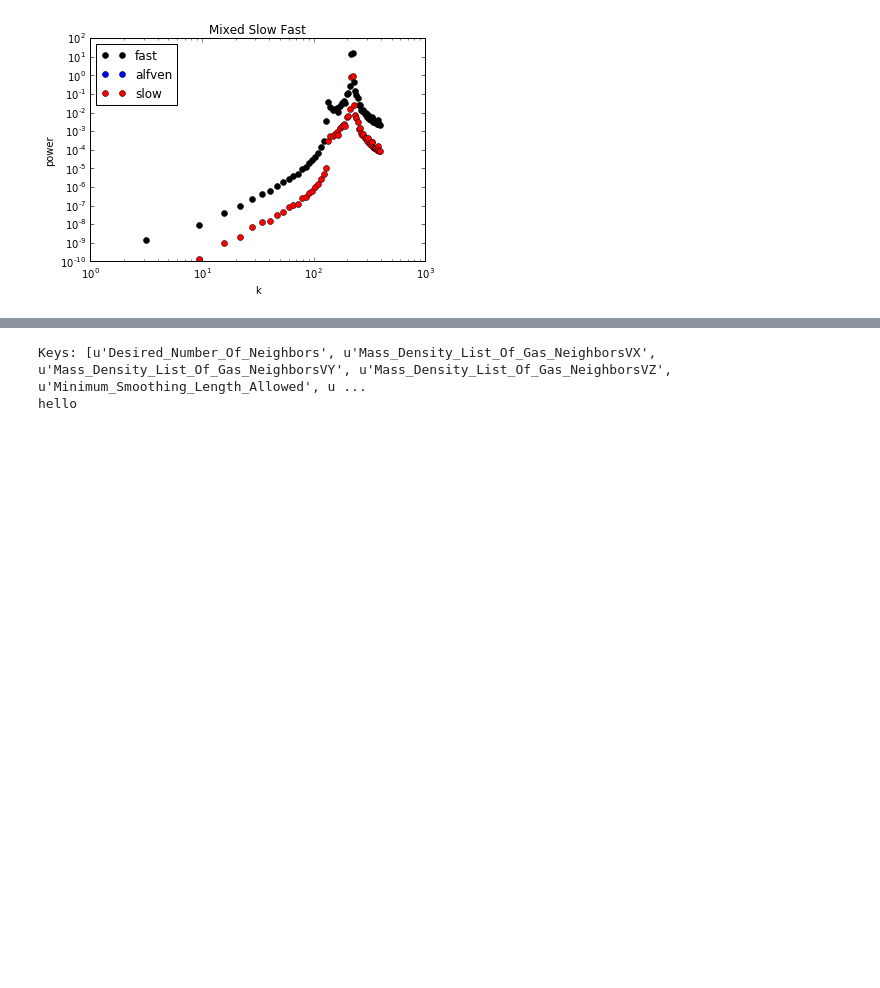
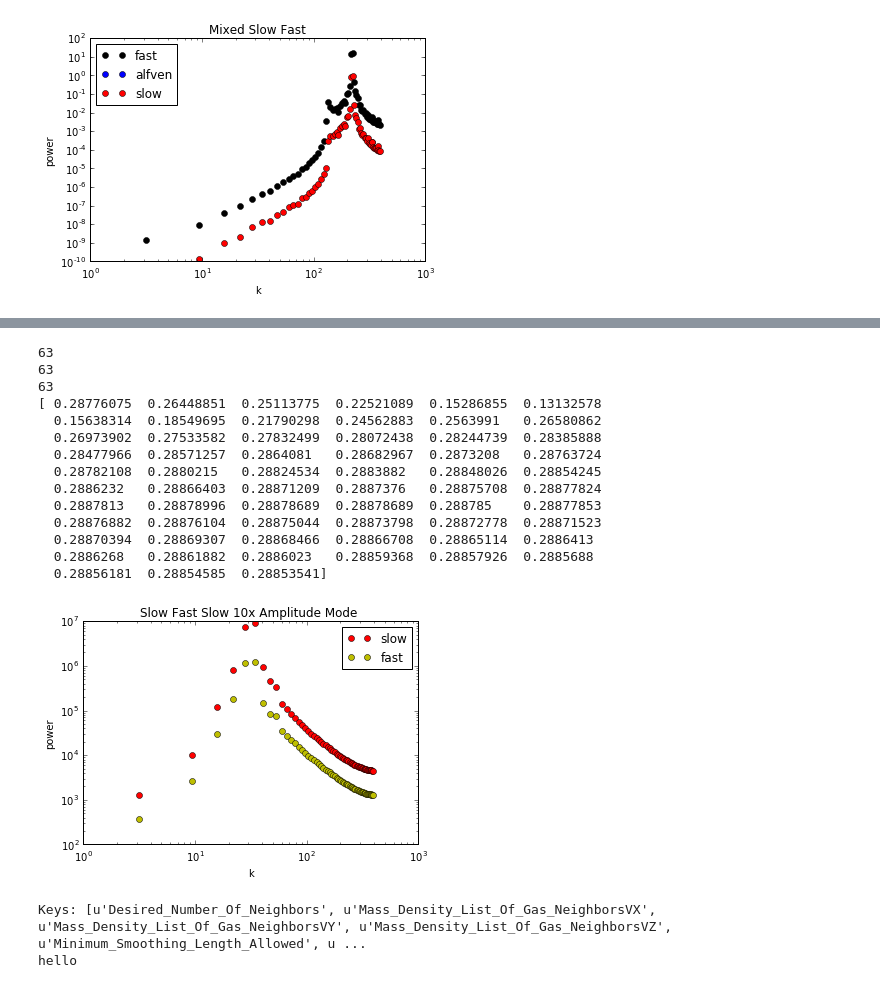
Before and after one commit to DSeligman/MHD_mode_decomposition, a Jupyter notebook: MODE_decomposition_tests.ipynb, the cells around one changed output, grey strips where cells are left out. Cells and saved outputs as stored; diff of their text form; code cells hidden in the pictures; blank space fills up the shorter version.

```diff
--- a/MODE_decomposition_tests.ipynb
+++ b/MODE_decomposition_tests.ipynb
@@ -312,3 +376,44 @@ plt.title('Mixed Slow Fast')
+# %%
+#same thing as above but changing amplitude in the modes
+
+#fast wave
+Vx = -kx*k*vf*np.sin(kx*x+kz*z)
+Vz = -vf*k/kz*(-kz**2+k**2*vs**2)*np.sin(kx*x+kz*z)
+
+#slow wave
+Vx += -10.*kx*k*vs*np.sin(kx*x+kz*z)
+Vz += -10.*vs*k/kz*(-kz**2+k**2*vf**2)*np.sin(kx*x+kz*z)
+
+Vy = np.zeros((n,n,n))
+
+kgridG,alfVIso,fastVIso,slowVIso=mode_decomp(Vx,Vy,Vz,beta)
+
+print fastVIso/slowVIso
+print
+
+plt.loglog(kgridG,slowVIso,'ro',label='slow')
+plt.loglog(kgridG,fastVIso,'yo',label='fast')
+plt.legend()
+plt.xlabel('k')
+plt.ylabel('power')
+plt.title('Slow Fast Slow 10x Amplitude Mode ')
+plt.savefig('slowfast_10x.pdf')
+# %% [output]
+63
+63
+63
+[ 0.28776075  0.26448851  0.25113775  0.22521089  0.15286855  0.13132578
+  0.15638314  0.18549695  0.21790298  0.24562883  0.2563991   0.26580862
+  0.26973902  0.27533582  0.27832499  0.28072438  0.28244739  0.28385888
+  0.28477966  0.28571257  0.2864081   0.28682967  0.2873208   0.28763724
+  0.28782108  0.2880215   0.28824534  0.2883882   0.28848026  0.28854245
+  0.2886232   0.28866403  0.28871209  0.2887376   0.28875708  0.28877824
+  0.2887813   0.28878996  0.28878689  0.28878689  0.288785    0.28877853
+  0.28876882  0.28876104  0.28875044  0.28873798  0.28872778  0.28871523
+  0.28870394  0.28869307  0.28868466  0.28866708  0.28865114  0.2886413
+  0.2886268   0.28861882  0.2886023   0.28859368  0.28857926  0.2885688
+  0.28856181  0.28854585  0.28853541]
+[figure, added]
 # %%
 #now run the code on our simulation
 infi=h5py.File('/Users/darrylseligman/Desktop/Flatiron/Phil/Initial_Magnetic_Simulations/jono_default_params/b0_N64/output_wheeler/dust_ALFVEN_snap_0946.h5','r') # (defined same as above)
```
Also changed, not shown: parts of 1 cell of this notebook.
